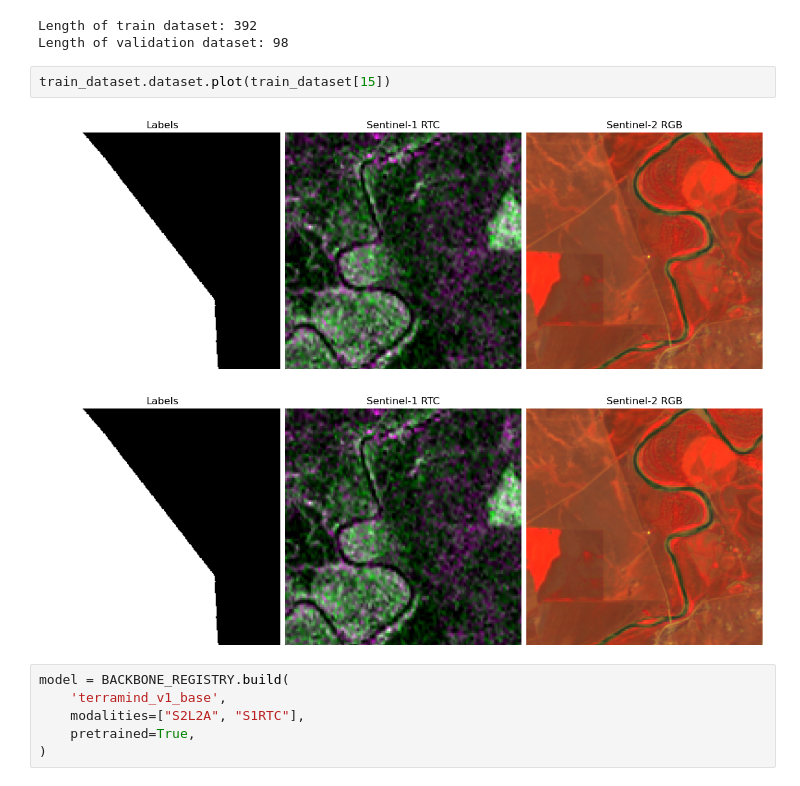
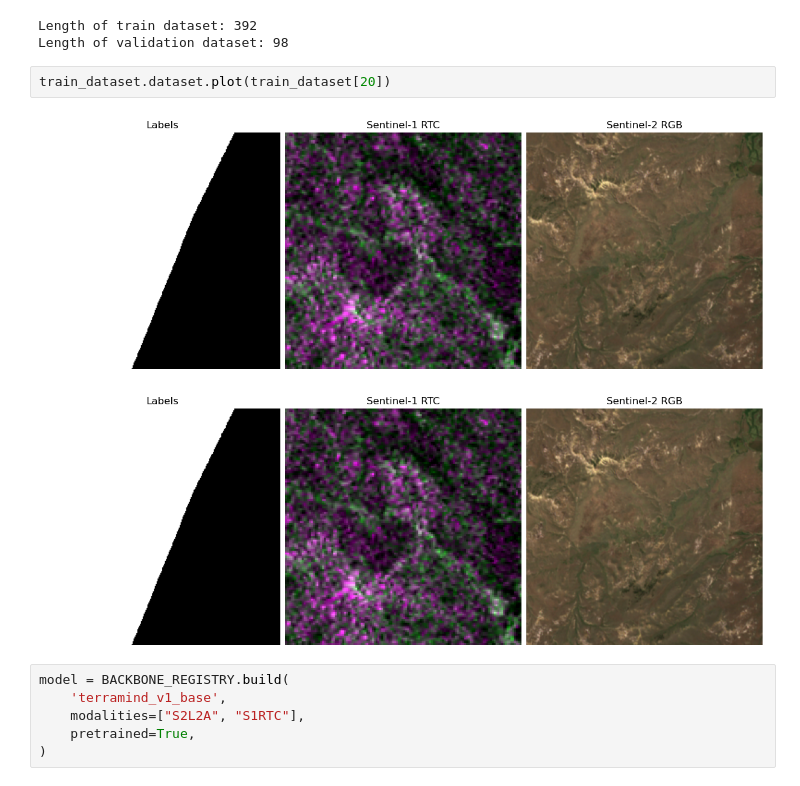
Before and after one commit to ASFHyP3/geospatial-ai-tutorials, a Jupyter notebook: severe-weather/severe-weather-train-example.ipynb, the cells around one changed output. Drawn from its saved outputs; the diff is of its cells as text.

```diff
--- a/severe-weather/severe-weather-train-example.ipynb
+++ b/severe-weather/severe-weather-train-example.ipynb
@@ -37,10 +51,10 @@ print(f'Length of validation dataset: {len(val_dataset)}')
 Length of train dataset: 392
 Length of validation dataset: 98
 # %%
-train_dataset.dataset.plot(train_dataset[15])
+train_dataset.dataset.plot(train_dataset[20])
 # %% [output]
-[figure, old version]
+[figure, new version]
-[figure, old version]
+[figure, new version]
 # %%
 model = BACKBONE_REGISTRY.build(
     'terramind_v1_base',
```
Also changed, not shown: parts of 6 cells of this notebook.
